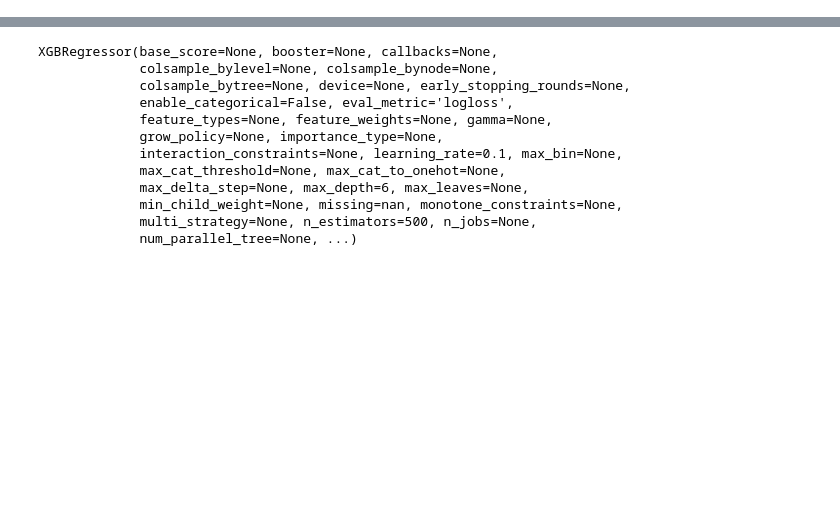
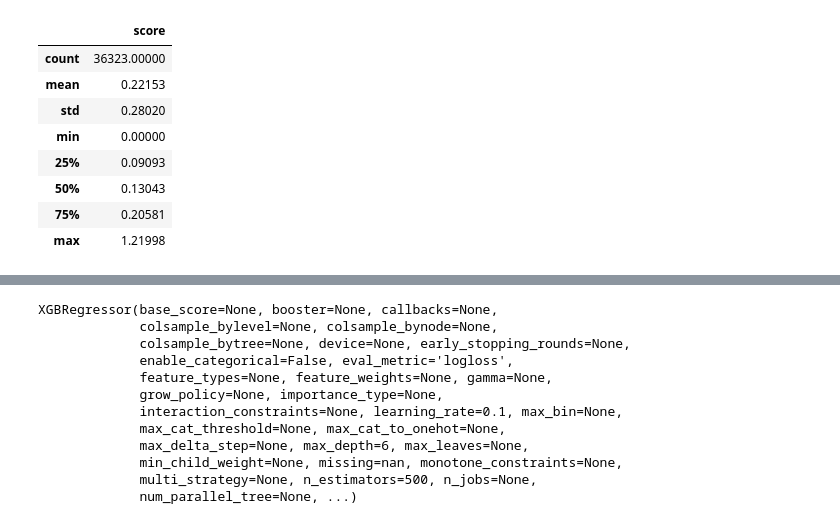
Before and after one commit to etiennegodin/CScorer, a Jupyter notebook: notebooks/eda/model_02.ipynb, the cells around one changed output, grey strips where cells are left out. Saved outputs shown, nothing was run; the diff lists cells and outputs as text; code cells hidden in the pictures; blank space fills up the shorter version.

```diff
--- a/notebooks/eda/model_02.ipynb
+++ b/notebooks/eda/model_02.ipynb
@@ -35,0 +57,13 @@ X.head()
+# %%
+score_values = pd.DataFrame(y)
+score_values.describe()
+# %% [output]
+|  | score |
+| count | 36323.00000 |
+| mean | 0.22153 |
+| std | 0.28020 |
+| min | 0.00000 |
+| 25% | 0.09093 |
+| 50% | 0.13043 |
+| 75% | 0.20581 |
+| max | 1.21998 |
```
Also changed, not shown: parts of 11 cells of this notebook, 8 other files.
